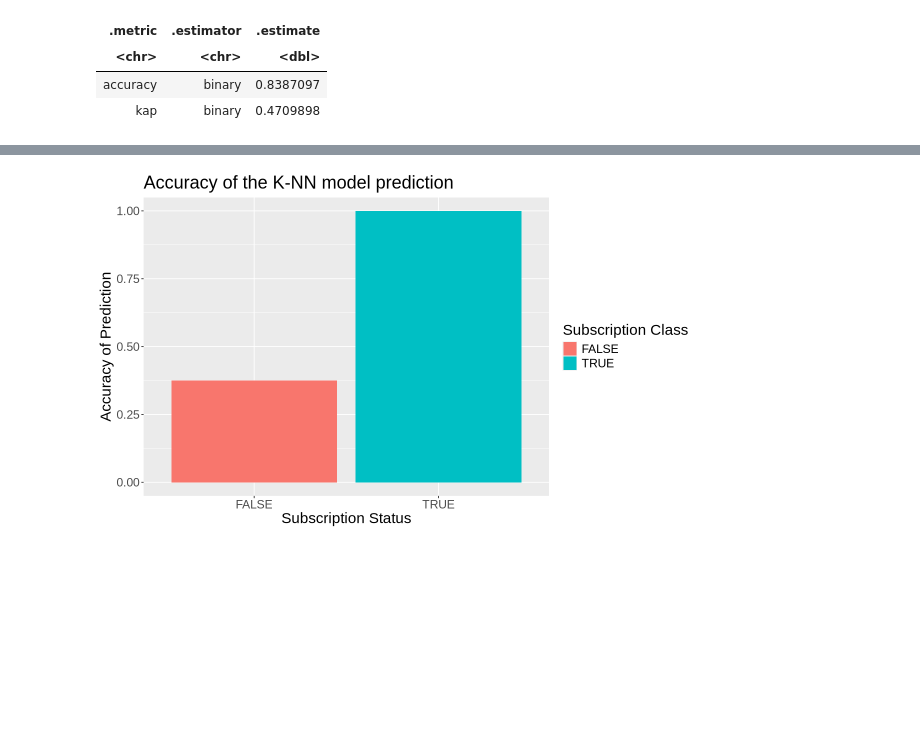
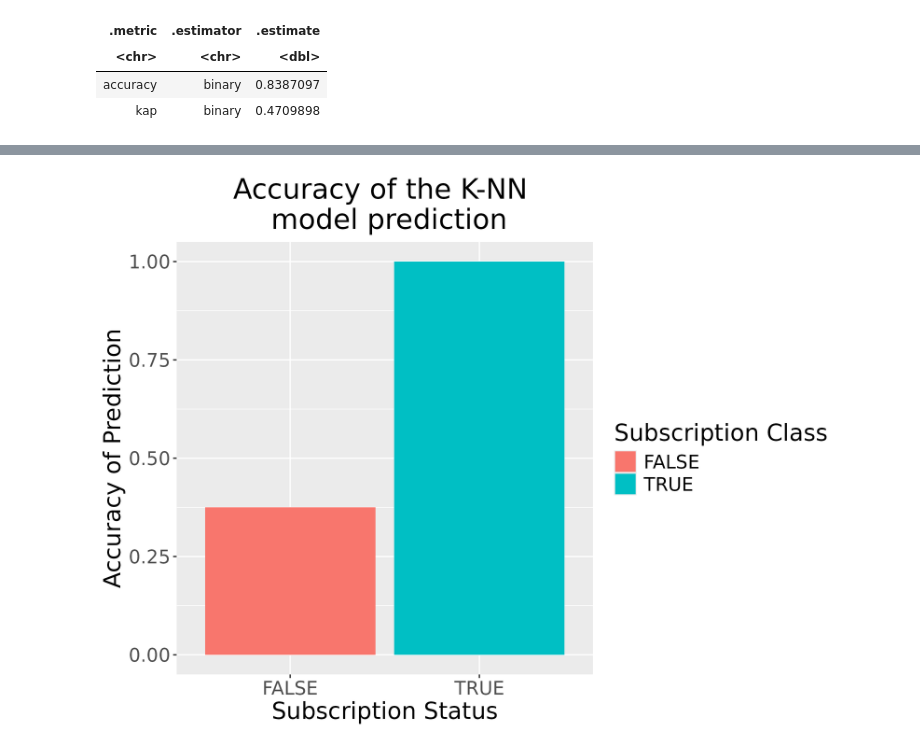
Before and after one commit to chrispy-tacos/dsci-100-project, a Jupyter notebook: dsci-g2-project.ipynb, the cells around one changed output, grey strips where cells are left out. Cells and saved outputs as stored; diff of their text form; code cells hidden in the pictures; blank space fills up the shorter version.

Commit message:
Reformatted the visualization titles

```diff
--- a/dsci-g2-project.ipynb
+++ b/dsci-g2-project.ipynb
@@ -261,16 +267,21 @@ ERROR: Error:
 # %%
 knn_conf_analysis<- minecraft_predictions |>
   group_by(subscribe) |>
   accuracy(truth = subscribe, estimate = .pred_class)
 
 graph_of_knn_prediction<- knn_conf_analysis|>
 ggplot(aes(x = subscribe, y = .estimate, fill = subscribe)) +
 geom_col()+
 xlab("Subscription Status")+
 ylab("Accuracy of Prediction")+
-ggtitle("Accuracy of the K-NN model prediction")+
+ggtitle("Accuracy of the K-NN \n model prediction")+
 labs(fill = "Subscription Class")+
-theme(text = element_text(size = 18))
-graph_of_knn_prediction
+theme(text = element_text(size = 18),
+     plot.title = element_text(hjust = 0.5))
+
+ggsave("graph_of_knn_prediction.png", plot = graph_of_knn_prediction, width = 8, height = 6, dpi = 300)
+
+
+IRdisplay::display_png(file = "graph_of_knn_prediction.png")
 # %% [output]
-[figure, old version]
+[figure, new version]
```
Also changed, not shown: parts of 3 cells of this notebook.
